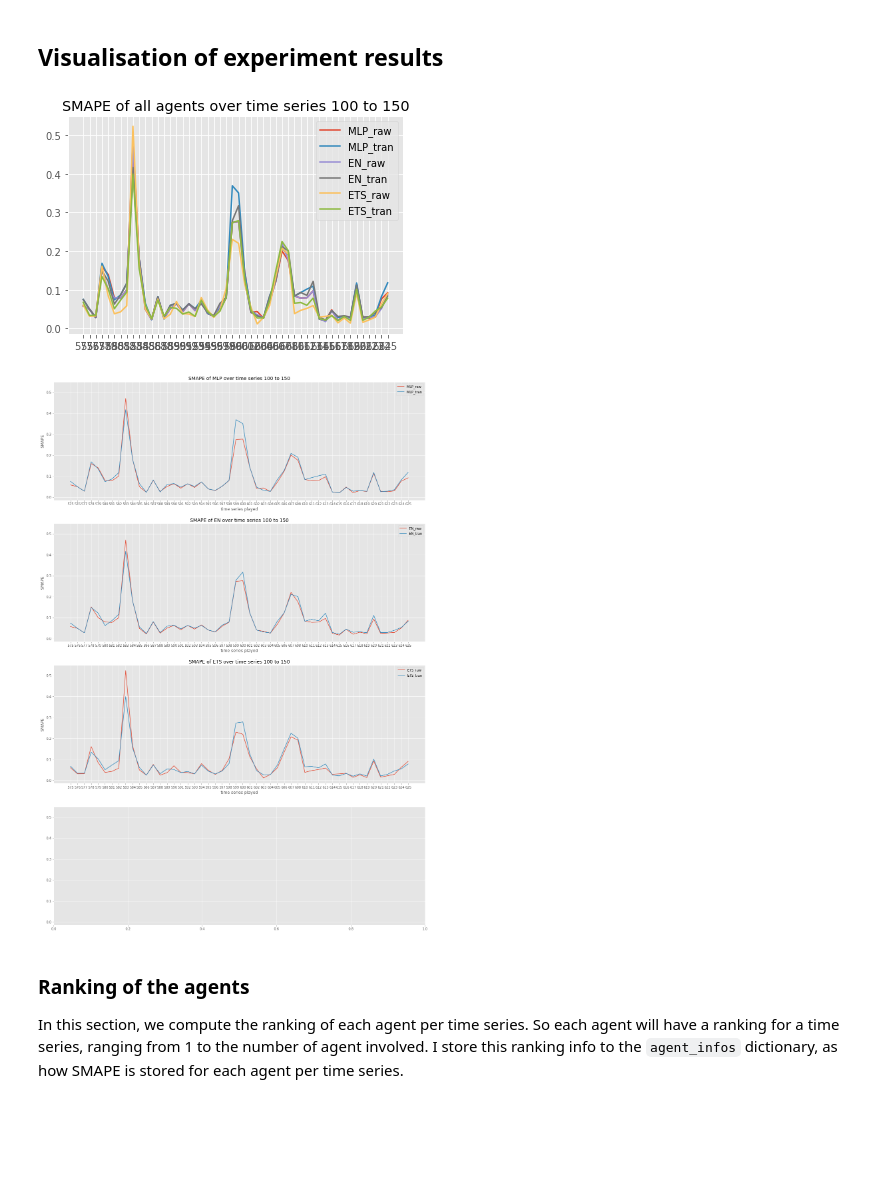
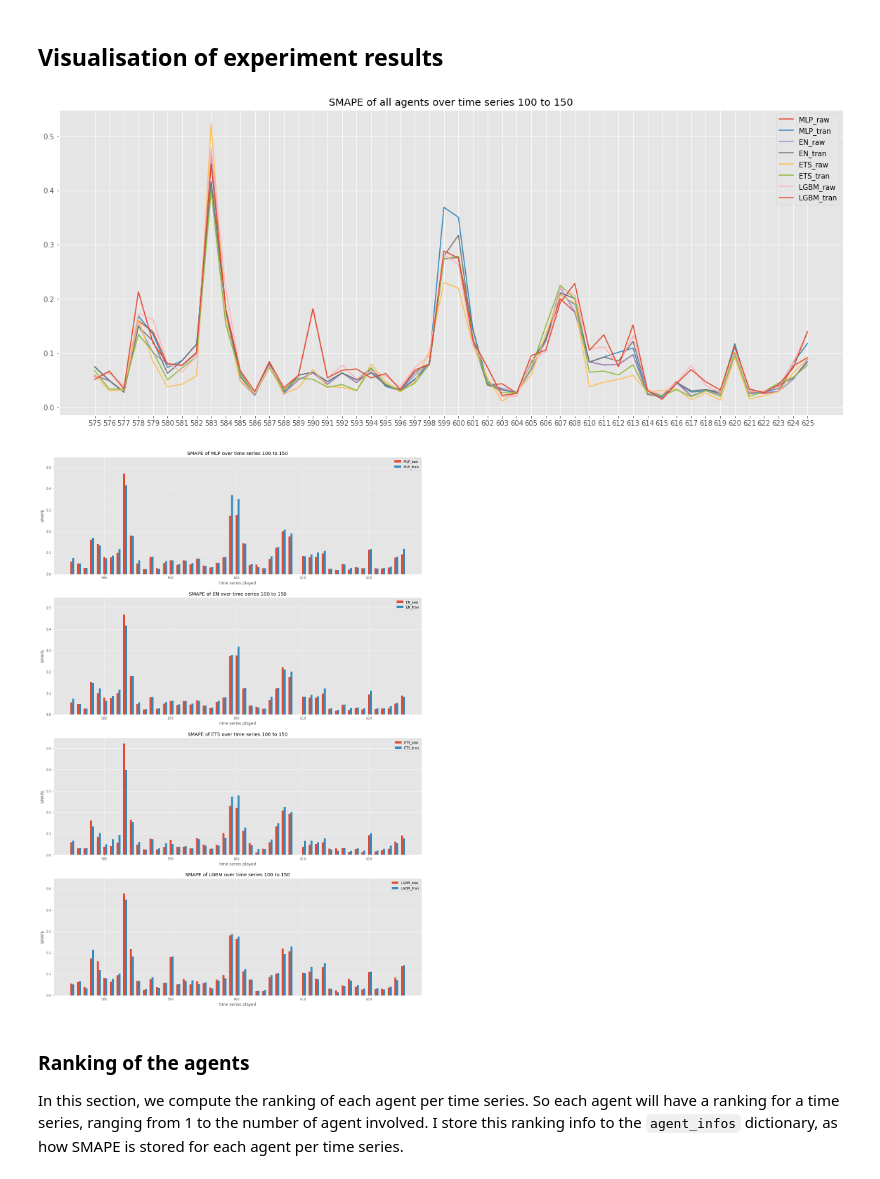
Before and after one commit to LinusLin6769/DCLaboratory01, a Jupyter notebook: run_analysis.ipynb, the cells around one changed output. Cells and saved outputs as stored; diff of their text form; code cells hidden in the pictures; blank space fills up the shorter version.

Commit message:
update analysis with the completed LGBM run, add a copy of run info in run directory

```diff
--- a/run_analysis.ipynb
+++ b/run_analysis.ipynb
@@ -34,3 +35,9 @@ plt.style.available
 Load run information
 # %%
 plt.style.use('ggplot')
+# %%
+experiment = '28-06-2022--22-13-20'
+with open(f'experiment_info/{experiment}/run_info.json', 'r') as file:
+    run_info = json.load(file)
+
+pprint(run_info)
@@ -99,8 +121,7 @@ run = run_info['run time'][0]
 models = run_info['config input']['models']
 
 for m in models:
-    # @NOTE: LGBM hasn't finished her training yet.
-    if m == 'LGBM': continue
+
     agent_1 = f'{m}_raw'
     agent_2 = f'{m}_tran'
 
@@ -134,15 +155,19 @@ All agents have successfully ran on all series.
 # %%
 segment_start: int = 100
 segment_end: int = 150
 
 for agent, plays in agent_infos.items():
-    plt.plot(series_ran[segment_start:segment_end], [play['test SMAPE'] for play in list(plays.values())[segment_start:segment_end]], label=f'{agent}')
+    plt.plot(
+        np.array(series_ran[segment_start:segment_end]).astype(float),
+        [play['test SMAPE'] for play in list(plays.values())[segment_start:segment_end]],
+        label=f'{agent}'
+    )
 
 plt.title(f'SMAPE of all agents over time series {segment_start} to {segment_end}')
 plt.legend()
 plt.show()
 # %% [output]
-[figure, old version]
+[figure, new version]
 # %%
 segment_start: int = 100
 segment_end: int = 150
@@ -150,21 +175,23 @@ n_models = len(models)
 
 fig, axs = plt.subplots(n_models, 1, sharey=True, figsize = (20, 30))
 for i, m in enumerate(models):
-    if m == 'LGBM': continue
+
     agent_1 = f'{m}_raw'
     agent_2 = f'{m}_tran'
-    axs[i].plot(
-        series_ran[segment_start:segment_end],
+    axs[i].bar(
+        np.array(series_ran[segment_start:segment_end]).astype(float),
         [
             play['test SMAPE'] for play in list(agent_infos[agent_1].values())[segment_start:segment_end]
         ],
+        width=0.3,
         label=agent_1
     )
-    axs[i].plot(
-        series_ran[segment_start:segment_end],
+    axs[i].bar(
+        np.array(series_ran[segment_start:segment_end]).astype(float) + 0.3,
         [
             play['test SMAPE'] for play in list(agent_infos[agent_2].values())[segment_start:segment_end]
         ],
+        width=0.3,
         label=agent_2
     )
     axs[i].legend()
@@ -174,7 +201,7 @@ for i, m in enumerate(models):
 
 plt.show()
 # %% [output]
-[figure, old version]
+[figure, new version]
 # %% [markdown]
 ### Ranking of the agents
 
```
Also changed, not shown: parts of 9 cells of this notebook, 6 other files.
